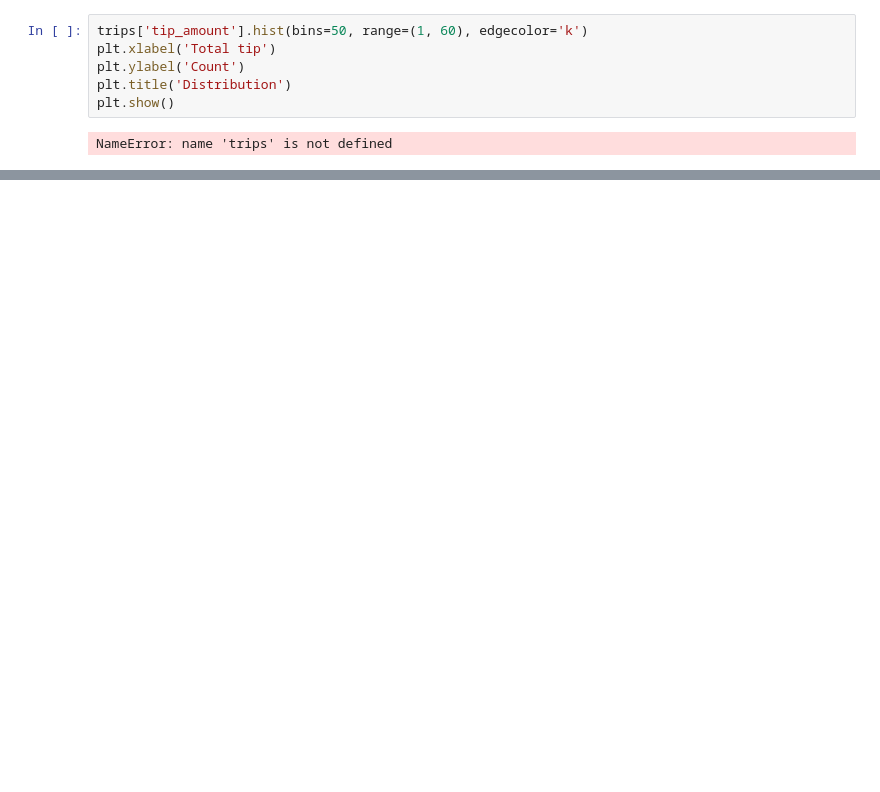
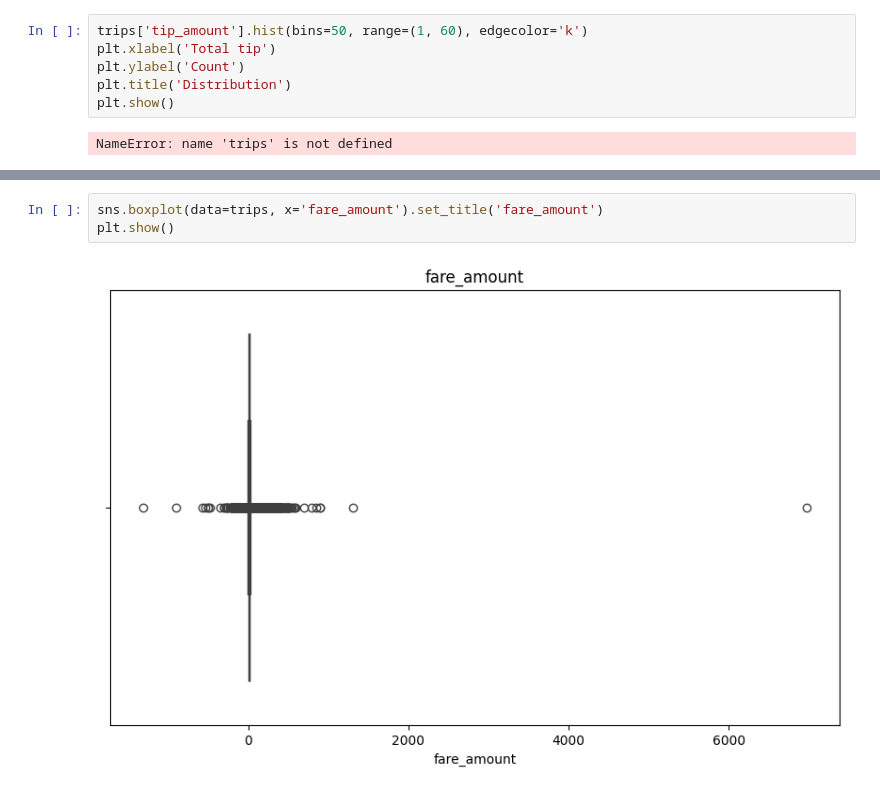
Before and after one commit to yulissateran/taxi-price-predictor, a Jupyter notebook: notebook-eda.ipynb, the cells around one changed output, grey strips where cells are left out. Cells and saved outputs as stored; diff of their text form; blank space fills up the shorter version.

```diff
--- a/notebook-eda.ipynb
+++ b/notebook-eda.ipynb
@@ -433,0 +503,5 @@ NameError: name 'trips' is not defined
+# %%
+sns.boxplot(data=trips, x='fare_amount').set_title('fare_amount')
+plt.show()
+# %% [output]
+[figure, added]
```
Also changed, not shown: parts of 29 cells of this notebook, 3 other files.
